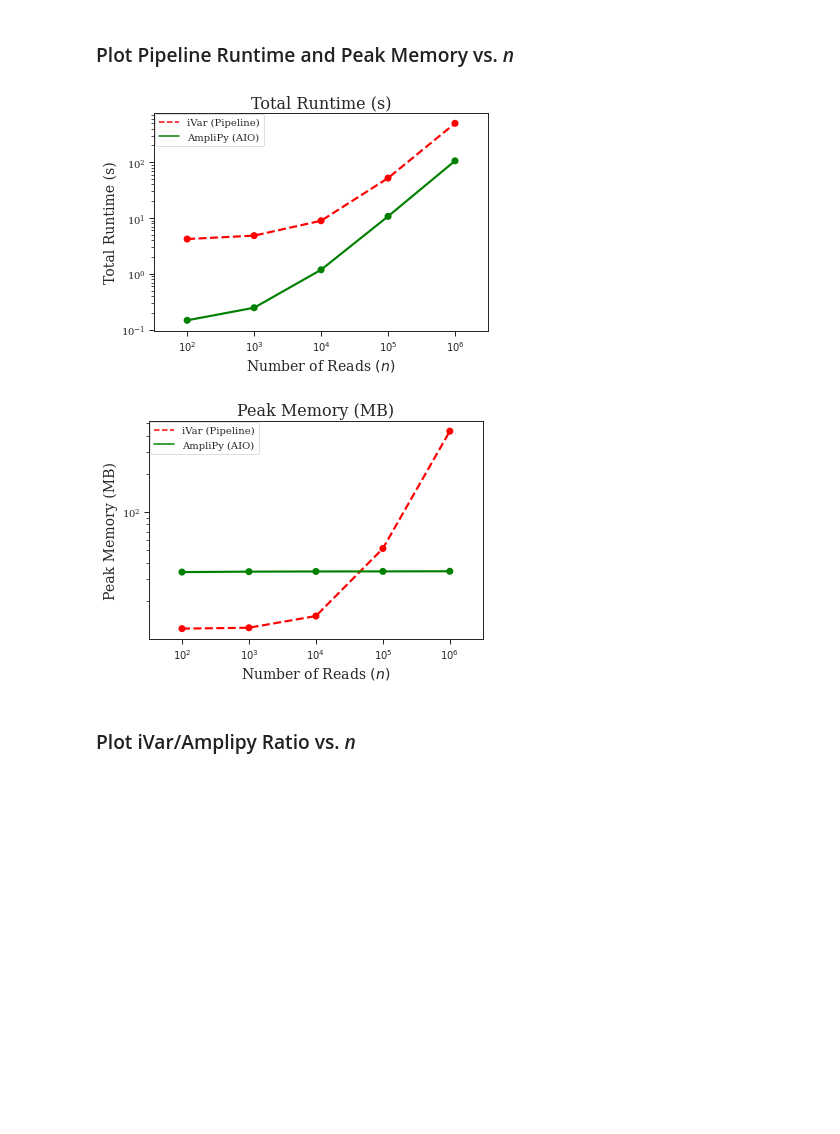
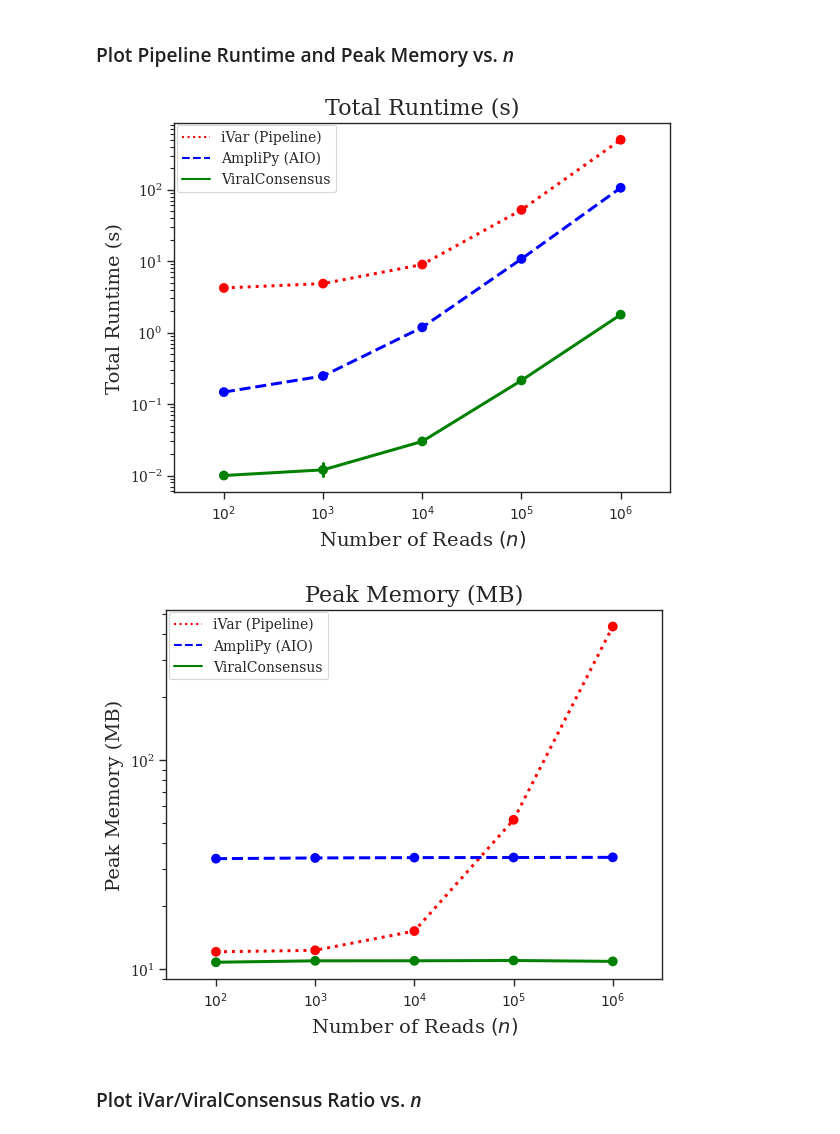
Before and after one commit to niemasd/ViralConsensus-Paper, a Jupyter notebook: scripts/Figures.ipynb, the cells around one changed output. Cells and saved outputs as stored; diff of their text form; code cells hidden in the pictures; blank space fills up the shorter version.

Commit message:
Updated figures

```diff
--- a/scripts/Figures.ipynb
+++ b/scripts/Figures.ipynb
@@ -29,33 +29,38 @@ meta = {
         'AMPLIPY_VARIANTS':           'time.10.amplipy.variants.txt',
         'AMPLIPY_CONSENSUS':          'time.11.amplipy.consensus.txt',
         'AMPLIPY_AIO':                'time.12.amplipy.aio.txt',
+        'VIRALCONSENSUS':             'time.13.viralconsensus.txt',
     },
 
 
     'label': {
         'amplipy_aio': 'AmpliPy (AIO)',
         'ivar_pipeline': 'iVar (Pipeline)',
+        'viralconsensus': 'ViralConsensus',
         'time': 'Total Runtime (s)',
         'mem': 'Peak Memory (MB)',
-        'ratio_time': 'iVar/AmpliPy Runtime Ratio',
-        'ratio_mem': 'iVar/AmpliPy Peak Memory Ratio',
+        'ratio_time': 'iVar/ViralConsensus Runtime Ratio',
+        'ratio_mem': 'iVar/ViralConsensus Peak Memory Ratio',
     },
 
     'color': {
-        'amplipy_aio': 'green',
+        'amplipy_aio': 'blue',
         'ivar_pipeline': 'red',
+        'viralconsensus': 'green',
         'ratio': 'black',
     },
 
     'linestyle': {
-        'amplipy_aio': '-',
-        'ivar_pipeline': '--',
+        'amplipy_aio': '--',
+        'ivar_pipeline': ':',
+        'viralconsensus': '-',
         'ratio': '-',
     },
 
     'steps': {
         'ivar_pipeline': ['SAMTOOLS_SORT_UNTRIMMED', 'IVAR_TRIM', 'SAMTOOLS_SORT_IVAR_TRIMMED', 'SAMTOOLS_PILEUP', 'IVAR_VARIANTS', 'IVAR_CONSENSUS'],
         'amplipy_aio': ['AMPLIPY_AIO'],
+        'viralconsensus': ['VIRALCONSENSUS'],
         'iVar (Variants + Consensus)': ['SAMTOOLS_SORT_IVAR_TRIMMED', 'SAMTOOLS_PILEUP', 'IVAR_VARIANTS', 'IVAR_CONSENSUS'],
         'AmpliPy (Variants + Consensus)': ['AMPLIPY_VARIANTS', 'AMPLIPY_CONSENSUS'],
     },
@@ -107,28 +112,28 @@ for z_fn in glob('%s/n*/n*.r*.zip' % DATADIR):
 # %%
 for plot in ['time', 'mem']:
     fig, ax = plt.subplots(); handles = list()
-    for pipeline in ['ivar_pipeline', 'amplipy_aio']:
+    for pipeline in ['ivar_pipeline', 'amplipy_aio', 'viralconsensus']:
         handles.append(Line2D([0],[0],color=meta['color'][pipeline],label=meta['label'][pipeline],linewidth=1.5,linestyle=meta['linestyle'][pipeline]))
         x = list(); y = list()
         for n in sorted(data.keys()):
             for r in sorted(data[n].keys()):
                 x.append(sci_not_mult10(n))
                 if plot == 'time':
                     y.append(sum(data[n][r][meta['time_fn'][step]][plot] for step in meta['steps'][pipeline]))
                 elif plot == 'mem':
                     y.append(max(data[n][r][meta['time_fn'][step]][plot] for step in meta['steps'][pipeline]))
         pointplot(x=x, y=y, color=meta['color'][pipeline], linestyles=meta['linestyle'][pipeline])
     plt.xlabel(r'Number of Reads $\left(n\right)$')
     plt.ylabel(meta['label'][plot])
     plt.title(meta['label'][plot])
     ax.set_yscale('log')
     plt.legend(handles=handles,bbox_to_anchor=(0.005, 0.995), loc=2, borderaxespad=0., frameon=True)
     fig.savefig('%s/%s.pdf' % (FIGDIR, plot), format='pdf', bbox_inches='tight')
 # %% [output]
-[figure, old version]
+[figure, new version]
-[figure, old version]
+[figure, new version]
 # %% [markdown]
-### Plot iVar/Amplipy Ratio vs. *n*
+### Plot iVar/ViralConsensus Ratio vs. *n*
 # %%
 for plot in ['time', 'mem']:
     fig, ax = plt.subplots(); handles = list()
```
Also changed, not shown: parts of 1 cell of this notebook, 4 other files.
